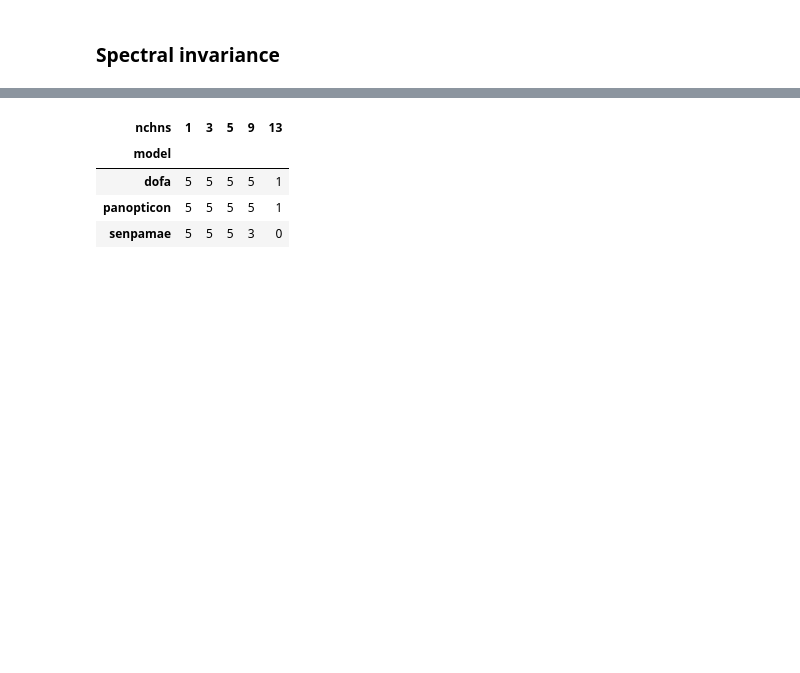
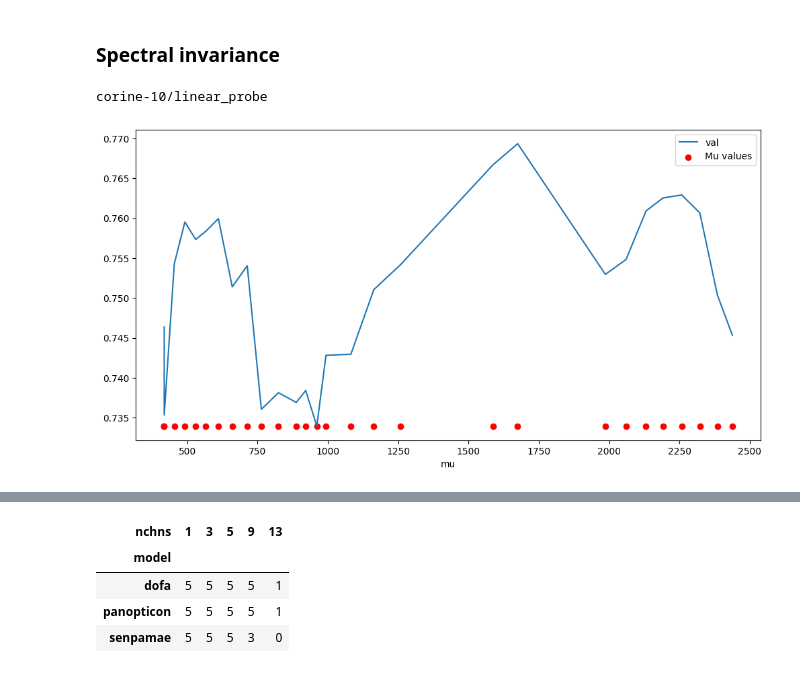
Before and after one commit to geobreeze/geobreeze, a Jupyter notebook: gb.ipynb, the cells around one changed output, grey strips where cells are left out. Drawn from its saved outputs; the diff is of its cells as text; code cells hidden in the pictures; blank space fills up the shorter version.

```diff
--- a/gb.ipynb
+++ b/gb.ipynb
@@ -2283,3 +2533,52 @@ plt.legend()
 [figure]
 # %% [markdown]
 ### Spectral invariance
+# %%
+""" plot corine  """
+import pandas as pd
+import matplotlib.pyplot as plt
+from geobreeze.collect_results import collect_csv
+import os
+import numpy as np
+from geobreeze.datasets.utils.utils import load_ds_cfg
+
+
+# ds_name = 'm-eurosat/knn/'
+# root = '/hkfs/work/workspace/scratch/tum_mhj8661-panopticon/dino_logs/geobreeze/spec_inv/'
+# root = '/hkfs/work/workspace/scratch/tum_mhj8661-panopticon/dino_logs/geobreeze/investigate_chn_influence/'
+
+ds_name = 'corine-10/linear_probe'
+root = '/hkfs/work/workspace/scratch/tum_mhj8661-panopticon/dino_logs/geobreeze/investigate_chn_influence/'
+metric = 'MulLabAvergPrec_micro'
+
+
+print(ds_name)
+p = os.path.join(root, ds_name)
+collect_csv(p)
+df = pd.read_csv(os.path.join(p,'results.csv')).drop(columns=['Unnamed: 0'])
+
+
+df = df[df['metric'] == metric]
+df['model'] = df['relpath'].apply(lambda x: x.split('/')[0])
+df['nchns'] = df['relpath'].apply(lambda x: x.split('/')[1]).astype(int)
+df['ids'] = df['relpath'].apply(lambda x: eval(x.split('/')[2]))
+
+df = df[df['nchns'] <= 1]
+df = df[df['model'] == 'panopticon']
+
+df = df.reset_index()
+
+bands = load_ds_cfg('corine')['bands']
+mus = [b['gaussian']['mu'] for b in bands]
+
+# plot graph
+df['id'] = df['ids'].apply(lambda x: x[0])
+df['mu'] = df['id'].apply(lambda x: mus[x])
+df = df.sort_values('mu')
+df.plot(x='mu', y='val', figsize=(12, 6))
+plt.scatter(df['mu'], [df['val'].min()] * len(df), color='red', label='Mu values')
+plt.legend()
+plt.show()
+# %% [output]
+corine-10/linear_probe
+[figure, added]
```
Also changed, not shown: parts of 19 cells of this notebook, 15 other files.
